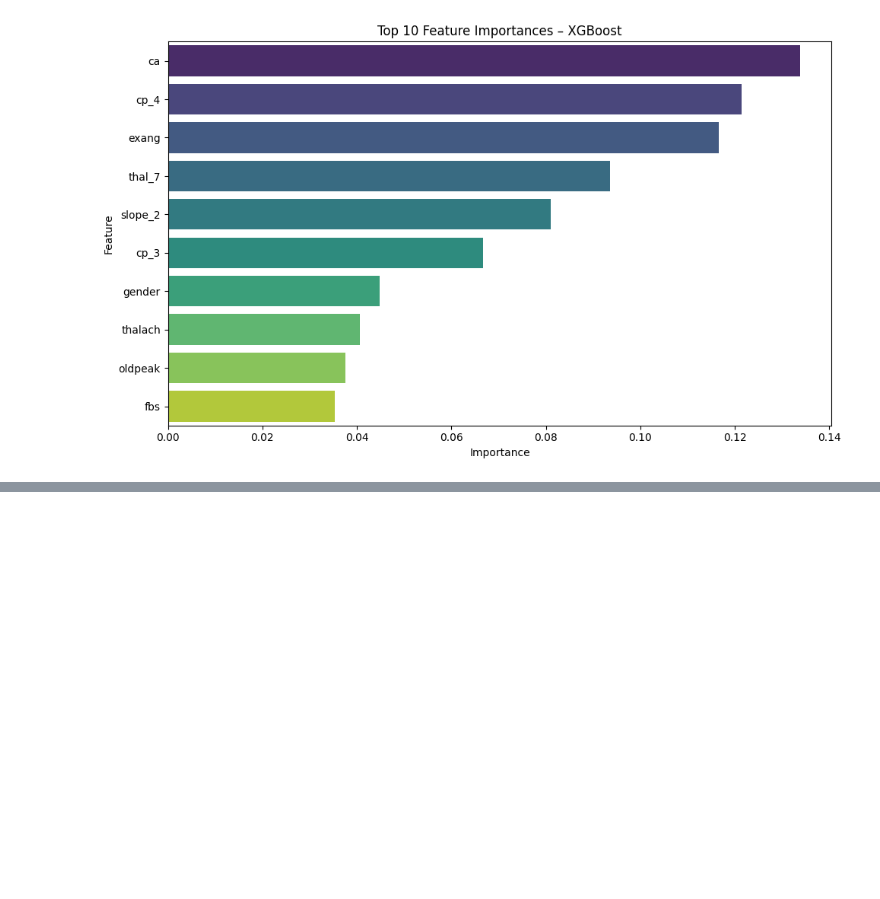
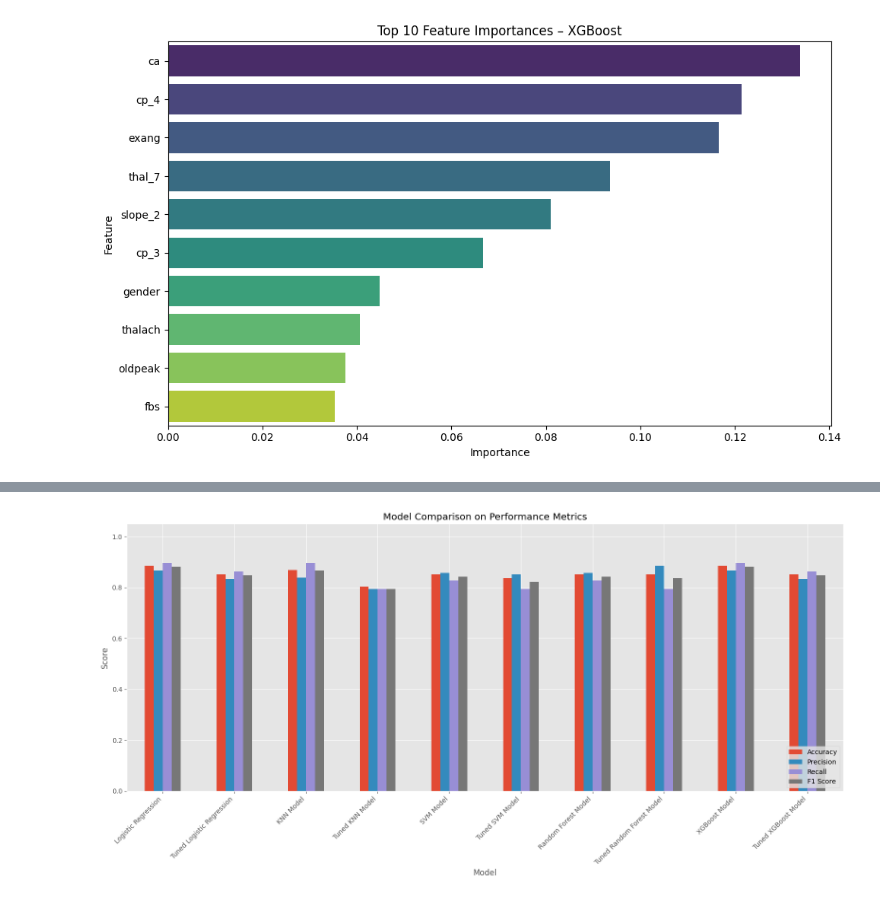
Before and after one commit to Manav0806/heart-disease-prediction, a Jupyter notebook: Modelling.ipynb, the cells around one changed output, grey strips where cells are left out. Saved outputs shown, nothing was run; the diff lists cells and outputs as text; code cells hidden in the pictures; blank space fills up the shorter version.

```diff
--- a/Modelling.ipynb
+++ b/Modelling.ipynb
@@ -1778,0 +2010,45 @@ Passing `palette` without assigning `hue` is deprecated and will be removed in v
+# %%
+import pandas as pd
+
+# Model list (name, model)
+models = [
+    ("Logistic Regression", logreg_model),
+    ("Tuned Logistic Regression", best_logreg),
+    ("KNN Model", knn_model),
+    ("Tuned KNN Model", best_knn),
+    ("SVM Model", svm_model),
+    ("Tuned SVM Model", best_svm),
+    ("Random Forest Model", rf_model),
+    ("Tuned Random Forest Model", best_rf),
+    ("XGBoost Model", xgb_model),
+    ("Tuned XGBoost Model", best_xgb)
+]
+
+# Gather metrics
+results = []
+for name, model in models:
+    metrics = get_model_metrics(model, X_test, y_test)
+    metrics['Model'] = name
+    results.append(metrics)
+
+# Convert to DataFrame
+metrics_df = pd.DataFrame(results)
+# %%
+import matplotlib.pyplot as plt
+
+# Set style
+plt.style.use('ggplot')  # Clean and widely supported
+
+metrics_to_plot = ['Accuracy', 'Precision', 'Recall', 'F1 Score']
+
+# Plot
+metrics_df.set_index('Model')[metrics_to_plot].plot(kind='bar', figsize=(16, 8))
+plt.title('Model Comparison on Performance Metrics')
+plt.ylabel('Score')
+plt.ylim(0, 1.05)
+plt.xticks(rotation=45, ha='right')
+plt.legend(loc='lower right')
+plt.tight_layout()
+plt.show()
+# %% [output]
+[figure, added]
```
Also changed, not shown: parts of 12 cells of this notebook, 2 other files.
